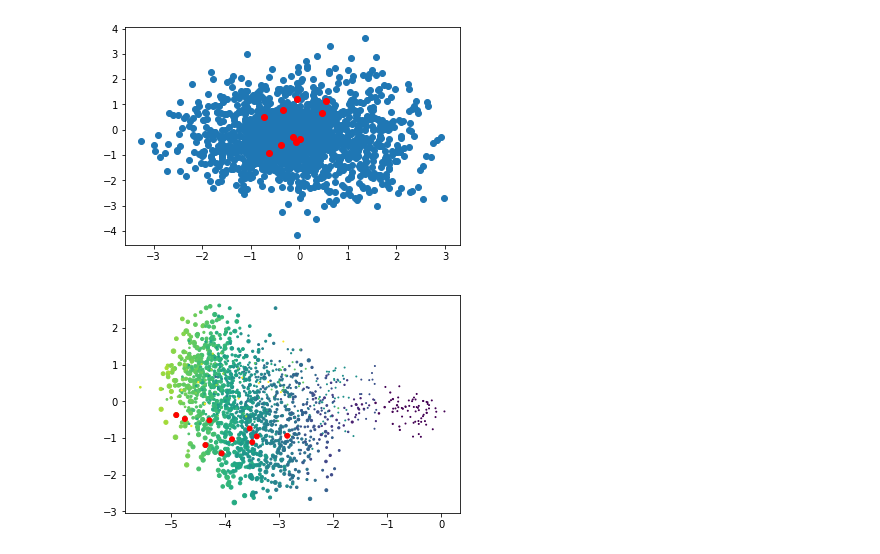
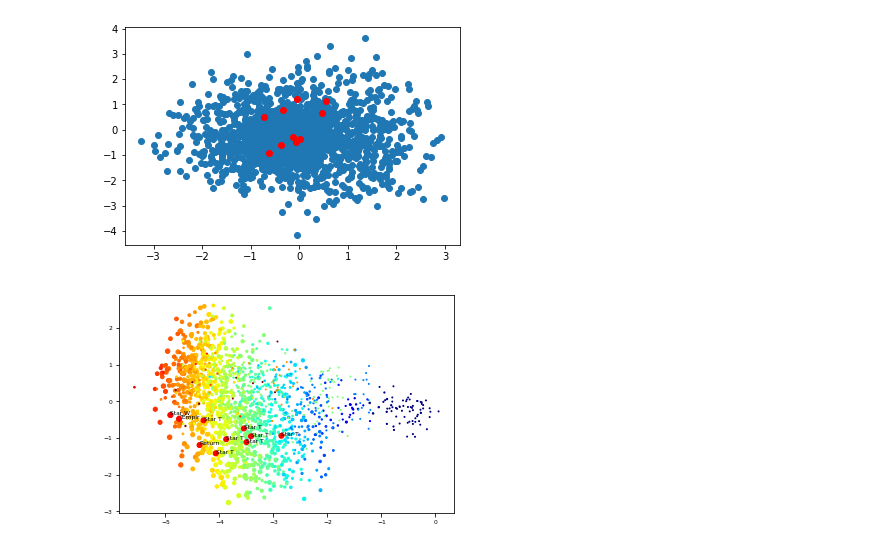
Before and after one commit to miladtaghavi/Miniproject2, a Jupyter notebook: Surprise Factorization.ipynb, the cells around one changed output. Cells and saved outputs as stored; diff of their text form; code cells hidden in the pictures.

```diff
--- a/Surprise Factorization.ipynb
+++ b/Surprise Factorization.ipynb
@@ -585,6 +586,9 @@ star_idx = [50, 222, 227, 228, 229, 230, 449, 450, 172, 181]
 17 War 71
 18 Western 27
 # %%
+import matplotlib
+matplotlib.rcParams.update({'font.size': 6})
+
 ratings30 = [movie for movie in list(movies.values()) if movie.n_ratings > 30]
 ratings30_idx =  [movie.idx for movie in ratings30]
 
@@ -601,15 +605,17 @@ plt.title("Scatterplot of all reviews of movies")
 plt.xlabel("First principal component")
 plt.ylabel("Second principal component")
 
-plt.savefig("./Visualizations/Scores30Raw.pdf")
-plt.savefig("./Visualizations/Scores30Raw.png", dpi=300)
+# plt.savefig("./Visualizations/Scores30Raw.png", dpi=300)
 
 for i in most_pop10_idx:
     plt.scatter(V_red[0, clf.trainset.to_inner_iid(str(i))], V_red[1, clf.trainset.to_inner_iid(str(i))], c='k', s=np.sqrt(np.array([movies[i].n_ratings for i in most_pop10_idx])))
 for i in best10_idx:
     plt.scatter(V_red[0, clf.trainset.to_inner_iid(str(i))], V_red[1, clf.trainset.to_inner_iid(str(i))], c='k', marker='^', s=5)
 
-plt.savefig("./Visualizations/Scores30.pdf")
 plt.savefig("./Visualizations/Scores30.png", dpi=300)
+
+for i in most_pop10_idx:
+    plt.annotate(movies[i].name, (V_red[0, clf.trainset.to_inner_iid(str(i))], V_red[1, clf.trainset.to_inner_iid(str(i))]))
+plt.savefig("./Visualizations/Scores30Labelled.png", dpi=300)
 # %% [output]
 (2, 798)
@@ -655,3 +661,20 @@ plt.colorbar()
 # %% [output]
 <matplotlib.colorbar.Colorbar at 0x...>
 [figure]
+# %%
+# Scatter the 2 dimensions of the reduced V
+plt.scatter(V_red_30[0, :], V_red_30[1, :], c=scores30, cmap='jet', alpha=1, s=np.sqrt(ratings30))
+plt.colorbar()
+
+# Plot by genre
+for i in [movie.idx for movie in list(movies.values()) if movie.genres[2]]:
+    try:
+        plt.scatter(V_red_30[0, clf.trainset.to_inner_iid(str(i))], V_red_30[1, clf.trainset.to_inner_iid(str(i))], c='k', s=np.sqrt(ratings30[i]))
+    except IndexError:
+        pass
+
+for i in [movie.idx for movie in list(movies.values()) if movie.genres[15]]:
+    try:
+        plt.scatter(V_red_30[0, clf.trainset.to_inner_iid(str(i))], V_red_30[1, clf.trainset.to_inner_iid(str(i))], c='purple', s=np.sqrt(ratings30[i]))
+    except IndexError:
+        pass
@@ -734,15 +759,17 @@ Entertaining Angels: The Dorothy Day Story (1996) 5.0 1
 # %%
 # 10 arbitrary movies
 # for i in star_idx:
 #     print(movies[i].name, movies[i].avg_score, movies[i].n_ratings)
 #     plt.scatter(V_red[0, clf.trainset.to_inner_iid(str(i))], V_red[1, clf.trainset.to_inner_iid(str(i))], c="r")
 #     plt.annotate(movies[i].name[:], (V_red[0, clf.trainset.to_inner_iid(str(i))], V_red[1, clf.trainset.to_inner_iid(str(i))]))
 
 # Scatter the 2 dimensions of the reduced V
 plt.figure()
-plt.scatter(V_red[0, :], V_red[1, :], c=scores, s=np.sqrt(nratings))
+plt.scatter(V_red[0, :], V_red[1, :], c=scores, s=np.sqrt(nratings), cmap='jet')
 # Overlay 10 arbitrary movies
 for i in star_idx:
     plt.scatter(V_red[0, clf.trainset.to_inner_iid(str(i))], V_red[1, clf.trainset.to_inner_iid(str(i))], c='r', s=np.sqrt(np.array([movies[i].n_ratings for i in star_idx])))
+    plt.annotate(movies[i].name[:6], (V_red[0, clf.trainset.to_inner_iid(str(i))], V_red[1, clf.trainset.to_inner_iid(str(i))]))
+plt.savefig("./Visualizations/Star.png", dpi=300)
 # %% [output]
-[figure, old version]
+[figure, new version]
```
Also changed, not shown: parts of 6 cells of this notebook, 15 other files.
